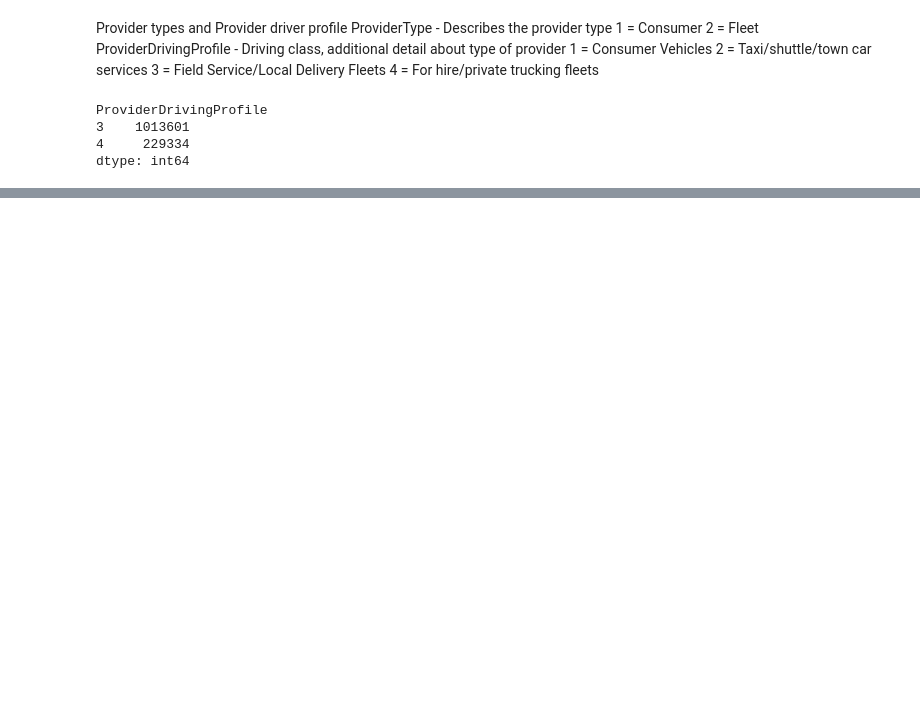
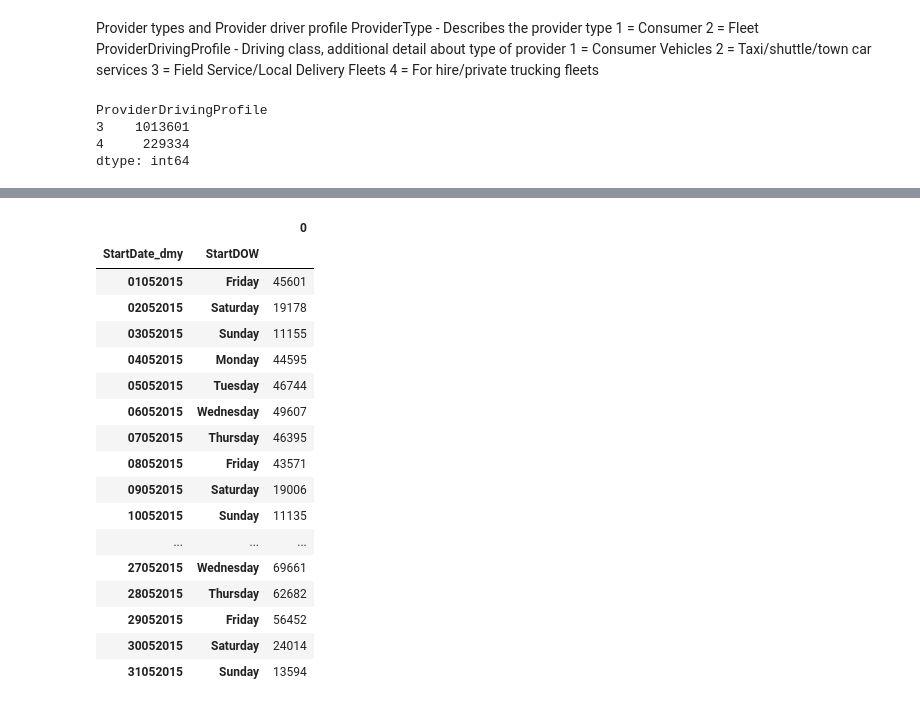
Before and after one commit to psrc/data-science, a Jupyter notebook: inrix/INRIX data - OD 2019 and 2015.ipynb, the cells around one changed output, grey strips where cells are left out. Cells and saved outputs as stored; diff of their text form; code cells hidden in the pictures; blank space fills up the shorter version.

```diff
--- a/inrix/INRIX data - OD 2019.ipynb
+++ b/inrix/INRIX data - OD 2019 and 2015.ipynb
@@ -130,0 +134,15 @@ df_test.dtypes
+# %%
+trips_df['StartDate_upd'] = pd.to_datetime(trips_df["StartDate"])
+trips_df["StartDate_dmy"] = trips_df["StartDate_upd"].apply(lambda x: x.strftime('%d%m%Y'))
+
+trips_df_2015['StartDate_upd'] = pd.to_datetime(trips_df_2015["StartDate"])
+trips_df_2015["StartDate_dmy"] = trips_df_2015["StartDate_upd"].apply(lambda x: x.strftime('%d%m%Y'))
+# %%
+trips_df["StartDOW"] = trips_df["StartDate_upd"].apply(lambda x: x.strftime('%A'))
+trips_df_2015["StartDOW"] = trips_df_2015["StartDate_upd"].apply(lambda x: x.strftime('%A'))
+# %%
+df_test = trips_df.groupby(["StartDate_dmy","StartDOW"]).size()
+df_test_2015 = trips_df_2015.groupby(["StartDate_dmy","StartDOW"]).size()
+# %%
+df_test = pd.DataFrame(df_test)
+df_test_2015 = pd.DataFrame(df_test_2015)
@@ -131,3 +170,24 @@ df_test.dtypes
+# %%
+df_test_2015
+# %% [output]
+|  |  | 0 |
+| StartDate_dmy | StartDOW |  |
+| 01052015 | Friday | 45601 |
+| 02052015 | Saturday | 19178 |
+| 03052015 | Sunday | 11155 |
+| 04052015 | Monday | 44595 |
+| 05052015 | Tuesday | 46744 |
+| 06052015 | Wednesday | 49607 |
+| 07052015 | Thursday | 46395 |
+| 08052015 | Friday | 43571 |
+| 09052015 | Saturday | 19006 |
+| 10052015 | Sunday | 11135 |
+| ... | ... | ... |
+| 27052015 | Wednesday | 69661 |
+| 28052015 | Thursday | 62682 |
+| 29052015 | Friday | 56452 |
+| 30052015 | Saturday | 24014 |
+| 31052015 | Sunday | 13594 |
 # %%
 def read_from_sde(connection_string, feature_class_name,
                   crs={'init': 'epsg:2285'}):
```
Also changed, not shown: parts of 54 cells of this notebook.
